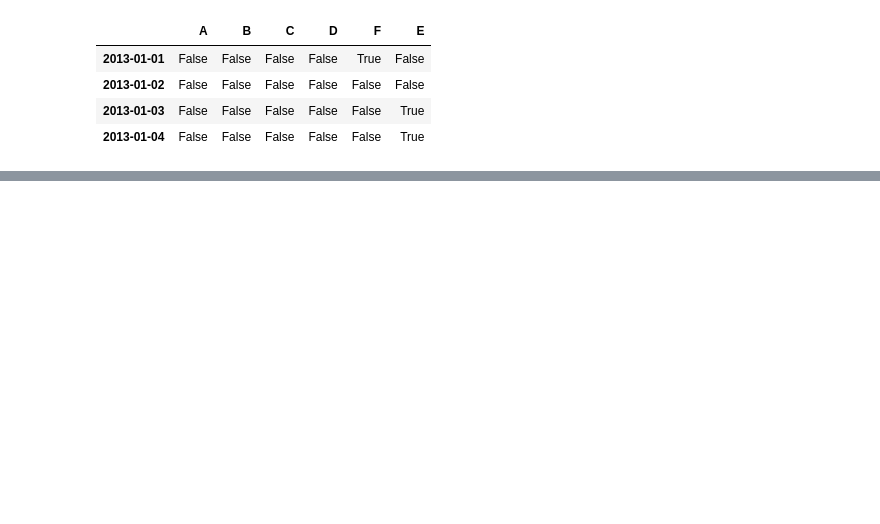
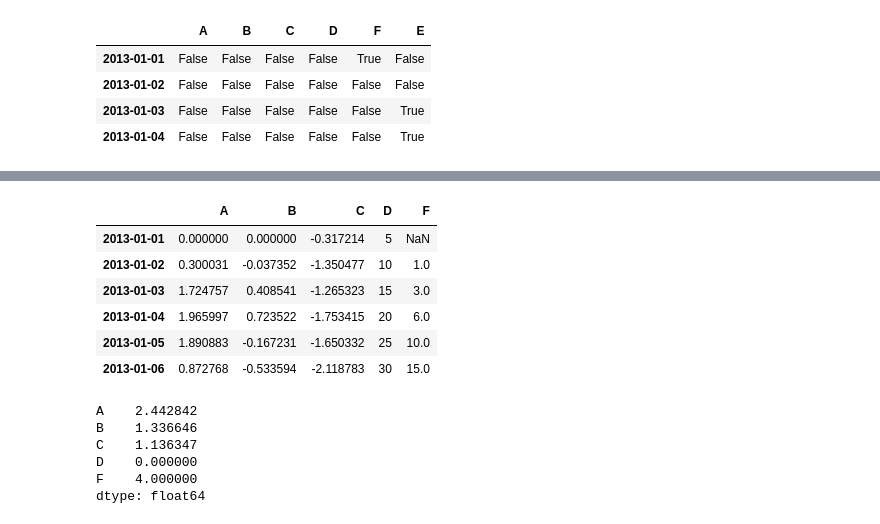
Before and after one commit to HwangHanJae/DataScience_Basic_Tect, a Jupyter notebook: pandas_10minutes_tutorial.ipynb, the cells around one changed output, grey strips where cells are left out. Saved outputs shown, nothing was run; the diff lists cells and outputs as text; code cells hidden in the pictures; blank space fills up the shorter version.

```diff
--- a/pandas_10minutes_tutorial.ipynb
+++ b/pandas_10minutes_tutorial.ipynb
@@ -531,0 +602,19 @@ pd.isna(df1)
+# %%
+df.apply(np.cumsum)
+# %% [output]
+|  | A | B | C | D | F |
+| 2013-01-01 | 0.000000 | 0.000000 | -0.317214 | 5 | NaN |
+| 2013-01-02 | 0.300031 | -0.037352 | -1.350477 | 10 | 1.0 |
+| 2013-01-03 | 1.724757 | 0.408541 | -1.265323 | 15 | 3.0 |
+| 2013-01-04 | 1.965997 | 0.723522 | -1.753415 | 20 | 6.0 |
+| 2013-01-05 | 1.890883 | -0.167231 | -1.650332 | 25 | 10.0 |
+| 2013-01-06 | 0.872768 | -0.533594 | -2.118783 | 30 | 15.0 |
+# %%
+df.apply(lambda x : x.max() - x.min())
+# %% [output]
+A    2.442842
+B    1.336646
+C    1.136347
+D    0.000000
+F    4.000000
+dtype: float64
```
Also changed, not shown: parts of 49 cells of this notebook.
